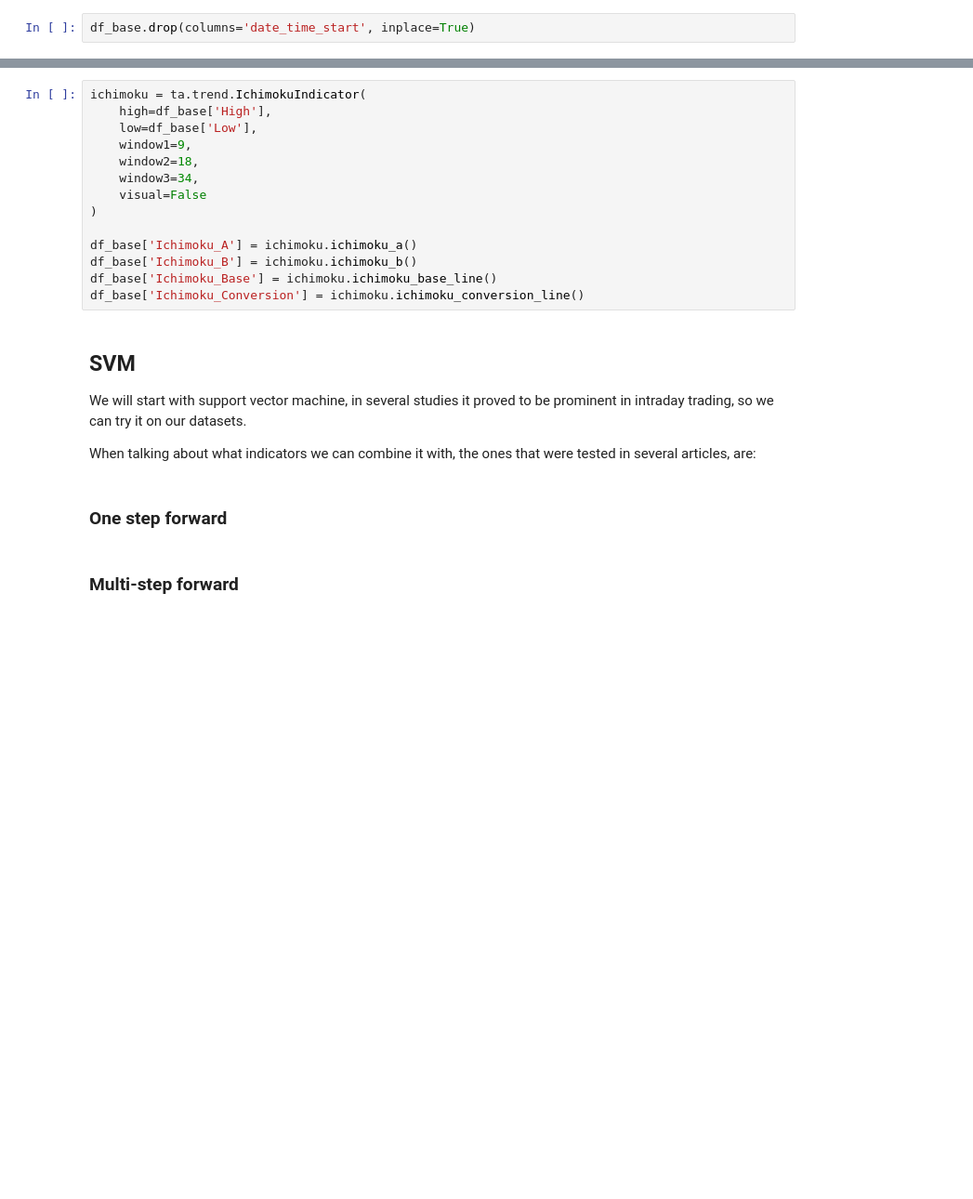
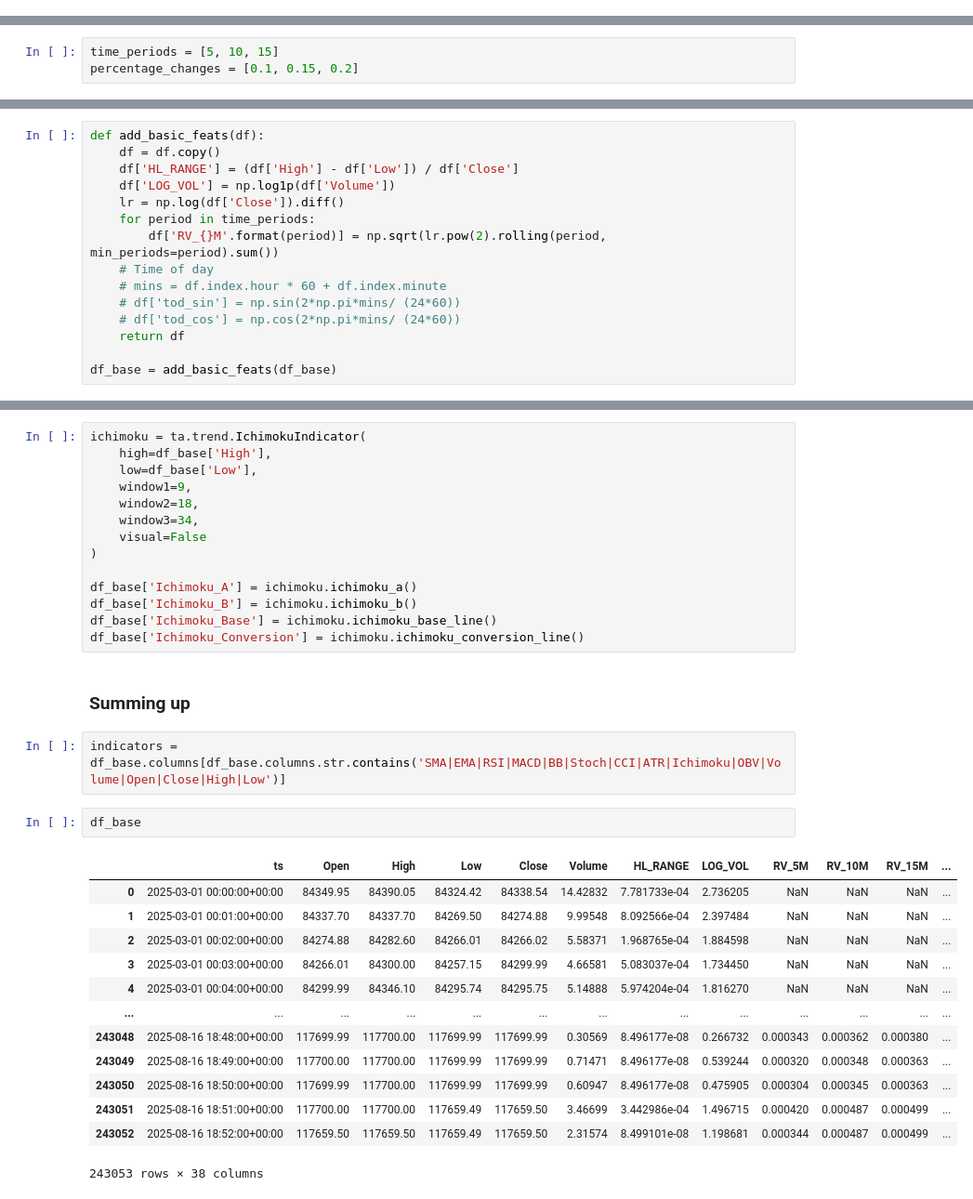
Before and after one commit to argirovga/stock_ai_bot, a Jupyter notebook: experiments/classic_ml_experiments.ipynb, the cells around one changed output, grey strips where cells are left out. Shown: that part at 93% size. Cells and saved outputs as stored; diff of their text form; blank space fills up the shorter version.

```diff
--- a/experiments/classic_ml_experiments.ipynb
+++ b/experiments/classic_ml_experiments.ipynb
@@ -77,17 +108,33 @@ for i in range(df_base.shape[0]):
 # %% [markdown]
 So on real-world implementation we would want to create a training dataset manually with realtime data, for now we will treat each row as a single minute
-# %%
-df_base.drop(columns='date_time_start', inplace=True)
 # %% [markdown]
 # Classic ML experiments
 
 Before using any DL approaches we want to build a baseline classic ML approach which will work as a guideline when looking at alternatives which DL techniques that can may or not help us
+# %%
+time_periods = [5, 10, 15]
+percentage_changes = [0.1, 0.15, 0.2]
 # %% [markdown]
 ## Features
 
 Let's add indicators that can be used by several approaches to enhance its results
 # %% [markdown]
 ### Classical indicators
+# %%
+def add_basic_feats(df):
+    df = df.copy()
+    df['HL_RANGE'] = (df['High'] - df['Low']) / df['Close']
+    df['LOG_VOL'] = np.log1p(df['Volume'])
+    lr = np.log(df['Close']).diff()
+    for period in time_periods:
+        df['RV_{}M'.format(period)] = np.sqrt(lr.pow(2).rolling(period, min_periods=period).sum())
+    # Time of day
+    # mins = df.index.hour * 60 + df.index.minute
+    # df['tod_sin'] = np.sin(2*np.pi*mins/ (24*60))
+    # df['tod_cos'] = np.cos(2*np.pi*mins/ (24*60))
+    return df
+
+df_base = add_basic_feats(df_base)
 # %% [markdown]
 #### SMA & EMA
 
@@ -210,13 +257,23 @@ df_base['Ichimoku_A'] = ichimoku.ichimoku_a()
 df_base['Ichimoku_B'] = ichimoku.ichimoku_b()
 df_base['Ichimoku_Base'] = ichimoku.ichimoku_base_line()
 df_base['Ichimoku_Conversion'] = ichimoku.ichimoku_conversion_line()
-# %% [markdown]
-## SVM
-
-We will start with support vector machine, in several studies it proved to be prominent in intraday trading, so we can try it on our datasets.
-
-When talking about what indicators we can combine it with, the ones that were tested in several articles, are:
-# %% [markdown]
-### One step forward
-# %% [markdown]
-### Multi-step forward
+# %% [markdown]
+### Summing up
+# %%
+indicators = df_base.columns[df_base.columns.str.contains('SMA|EMA|RSI|MACD|BB|Stoch|CCI|ATR|Ichimoku|OBV|Volume|Open|Close|High|Low')]
+# %%
+df_base
+# %% [output]
+|  | ts | Open | High | Low | Close | Volume | HL_RANGE | LOG_VOL | RV_5M | RV_10M | RV_15M | ... |
+| 0 | 2025-03-01 00:00:00+00:00 | 84349.95 | 84390.05 | 84324.42 | 84338.54 | 14.42832 | 7.781733e-04 | 2.736205 | NaN | NaN | NaN | ... |
+| 1 | 2025-03-01 00:01:00+00:00 | 84337.70 | 84337.70 | 84269.50 | 84274.88 | 9.99548 | 8.092566e-04 | 2.397484 | NaN | NaN | NaN | ... |
+| 2 | 2025-03-01 00:02:00+00:00 | 84274.88 | 84282.60 | 84266.01 | 84266.02 | 5.58371 | 1.968765e-04 | 1.884598 | NaN | NaN | NaN | ... |
+| 3 | 2025-03-01 00:03:00+00:00 | 84266.01 | 84300.00 | 84257.15 | 84299.99 | 4.66581 | 5.083037e-04 | 1.734450 | NaN | NaN | NaN | ... |
+| 4 | 2025-03-01 00:04:00+00:00 | 84299.99 | 84346.10 | 84295.74 | 84295.75 | 5.14888 | 5.974204e-04 | 1.816270 | NaN | NaN | NaN | ... |
+| ... | ... | ... | ... | ... | ... | ... | ... | ... | ... | ... | ... | ... |
+| 243048 | 2025-08-16 18:48:00+00:00 | 117699.99 | 117700.00 | 117699.99 | 117699.99 | 0.30569 | 8.496177e-08 | 0.266732 | 0.000343 | 0.000362 | 0.000380 | ... |
+| 243049 | 2025-08-16 18:49:00+00:00 | 117700.00 | 117700.00 | 117699.99 | 117699.99 | 0.71471 | 8.496177e-08 | 0.539244 | 0.000320 | 0.000348 | 0.000363 | ... |
+| 243050 | 2025-08-16 18:50:00+00:00 | 117699.99 | 117700.00 | 117699.99 | 117699.99 | 0.60947 | 8.496177e-08 | 0.475905 | 0.000304 | 0.000345 | 0.000363 | ... |
+| 243051 | 2025-08-16 18:51:00+00:00 | 117700.00 | 117700.00 | 117659.49 | 117659.50 | 3.46699 | 3.442986e-04 | 1.496715 | 0.000420 | 0.000487 | 0.000499 | ... |
+| 243052 | 2025-08-16 18:52:00+00:00 | 117659.50 | 117659.50 | 117659.49 | 117659.50 | 2.31574 | 8.499101e-08 | 1.198681 | 0.000344 | 0.000487 | 0.000499 | ... |
+243053 rows × 38 columns
```
Also changed, not shown: parts of 38 cells of this notebook, 1 other file.
